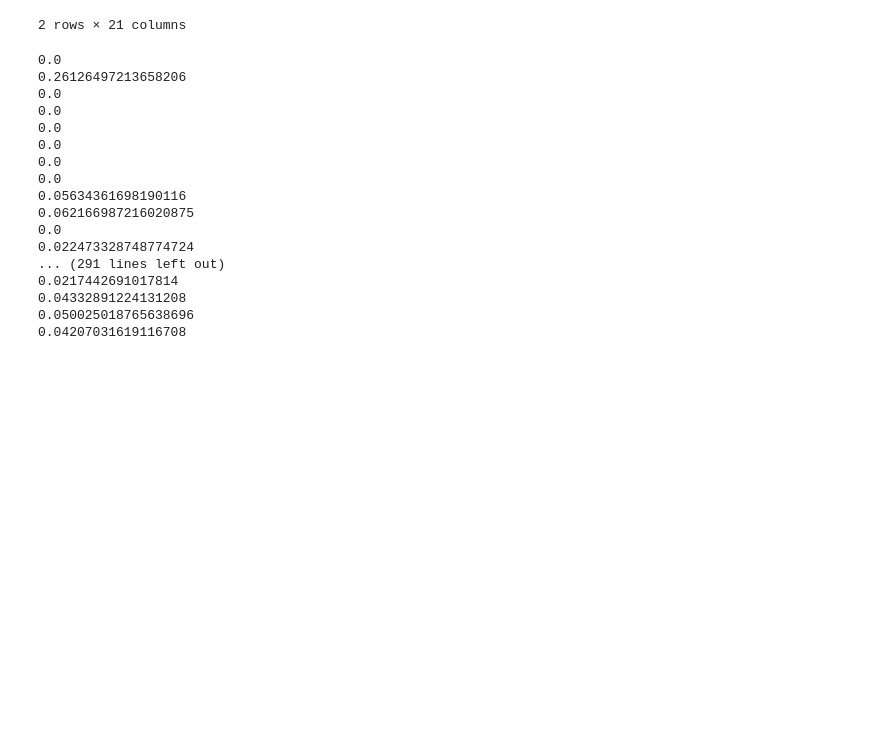
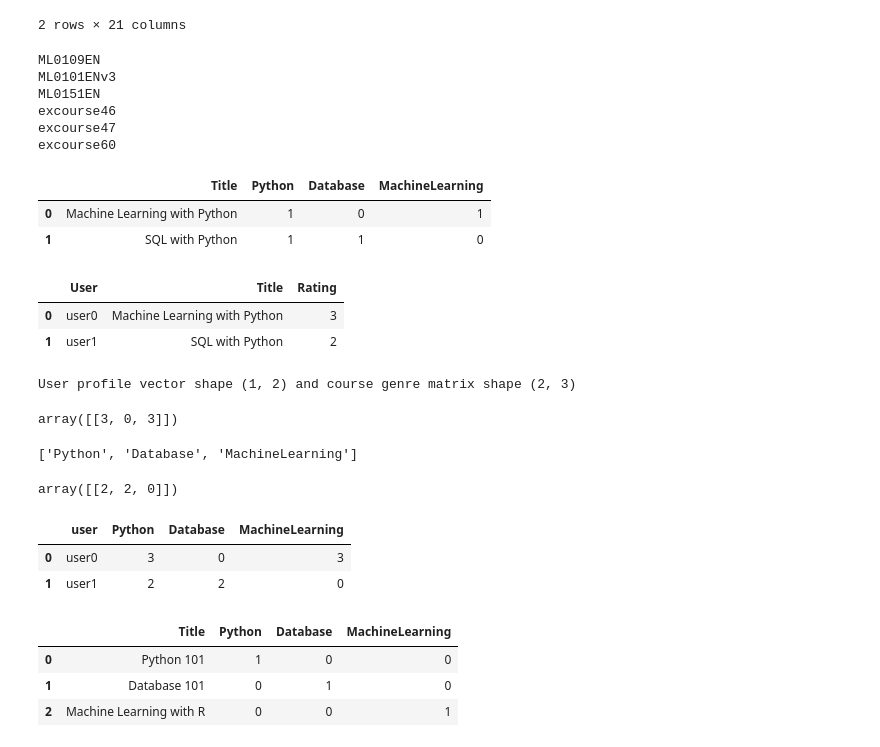
Before and after one commit to jacksonwalters/ibm-ml-cert, a Jupyter notebook: capstone_project/capstone.ipynb, the cells around one changed output. Drawn from its saved outputs; the diff is of its cells as text; code cells hidden in the pictures; blank space fills up the shorter version.

```diff
--- a/capstone_project/capstone.ipynb
+++ b/capstone_project/capstone.ipynb
@@ -463,22 +463,12 @@ bow_vectors
 # %%
 for doc_id in bows_df['doc_id'].unique():
     bows_vectors = pivot_two_bows(bows_df[bows_df['doc_id'] == doc_id],bows_df[bows_df['doc_id'] == 'ML0101ENv3'])
-    print(cos_similarity(bows_vectors))
+    if cos_similarity(bows_vectors) > .5:
+        print(doc_id)
 # %% [output]
-0.0
-0.26126497213658206
-0.0
-0.0
-0.0
-0.0
-0.0
-0.0
-0.05634361698190116
-0.062166987216020875
-0.0
-0.022473328748774724
-... (291 lines left out)
-0.0217442691017814
-0.04332891224131208
-0.050025018765638696
-0.04207031619116708
+ML0109EN
+ML0101ENv3
+ML0151EN
+excourse46
+excourse47
+excourse60
@@ -484,0 +482,17 @@ for doc_id in bows_df['doc_id'].unique():
+# %%
+course_genres = ['Python', 'Database', 'MachineLearning']
+courses = [['Machine Learning with Python', 1, 0, 1], ["SQL with Python", 1, 1, 0]]
+courses_df = pd.DataFrame(courses, columns = ['Title'] + course_genres)
+courses_df
+# %% [output]
+|  | Title | Python | Database | MachineLearning |
+| 0 | Machine Learning with Python | 1 | 0 | 1 |
+| 1 | SQL with Python | 1 | 1 | 0 |
+# %%
+users = [['user0', 'Machine Learning with Python', 3], ['user1', 'SQL with Python', 2]]
+users_df = pd.DataFrame(users, columns = ['User', 'Title', 'Rating'])
+users_df
+# %% [output]
+|  | User | Title | Rating |
+| 0 | user0 | Machine Learning with Python | 3 |
+| 1 | user1 | SQL with Python | 2 |
@@ -484,0 +505,13 @@ for doc_id in bows_df['doc_id'].unique():
+# %%
+print(f"User profile vector shape {u0.shape} and course genre matrix shape {C.shape}")
+# %% [output]
+User profile vector shape (1, 2) and course genre matrix shape (2, 3)
+# %%
+u0_weights = np.matmul(u0, C)
+u0_weights
+# %% [output]
+array([[3, 0, 3]])
+# %%
+course_genres
+# %% [output]
+['Python', 'Database', 'MachineLearning']
@@ -484,0 +521,5 @@ for doc_id in bows_df['doc_id'].unique():
+# %%
+u1_weights = np.matmul(u1, C)
+u1_weights
+# %% [output]
+array([[2, 2, 0]])
@@ -484,0 +530,15 @@ for doc_id in bows_df['doc_id'].unique():
+# %%
+profiles_df
+# %% [output]
+|  | user | Python | Database | MachineLearning |
+| 0 | user0 | 3 | 0 | 3 |
+| 1 | user1 | 2 | 2 | 0 |
+# %%
+new_courses = [['Python 101', 1, 0, 0], ["Database 101", 0, 1, 0], ["Machine Learning with R", 0, 0, 1]]
+new_courses_df = pd.DataFrame(new_courses, columns = ['Title', 'Python', 'Database', 'MachineLearning'])
+new_courses_df
+# %% [output]
+|  | Title | Python | Database | MachineLearning |
+| 0 | Python 101 | 1 | 0 | 0 |
+| 1 | Database 101 | 0 | 1 | 0 |
+| 2 | Machine Learning with R | 0 | 0 | 1 |
```
Also changed, not shown: parts of 32 cells of this notebook, 1 other file.
